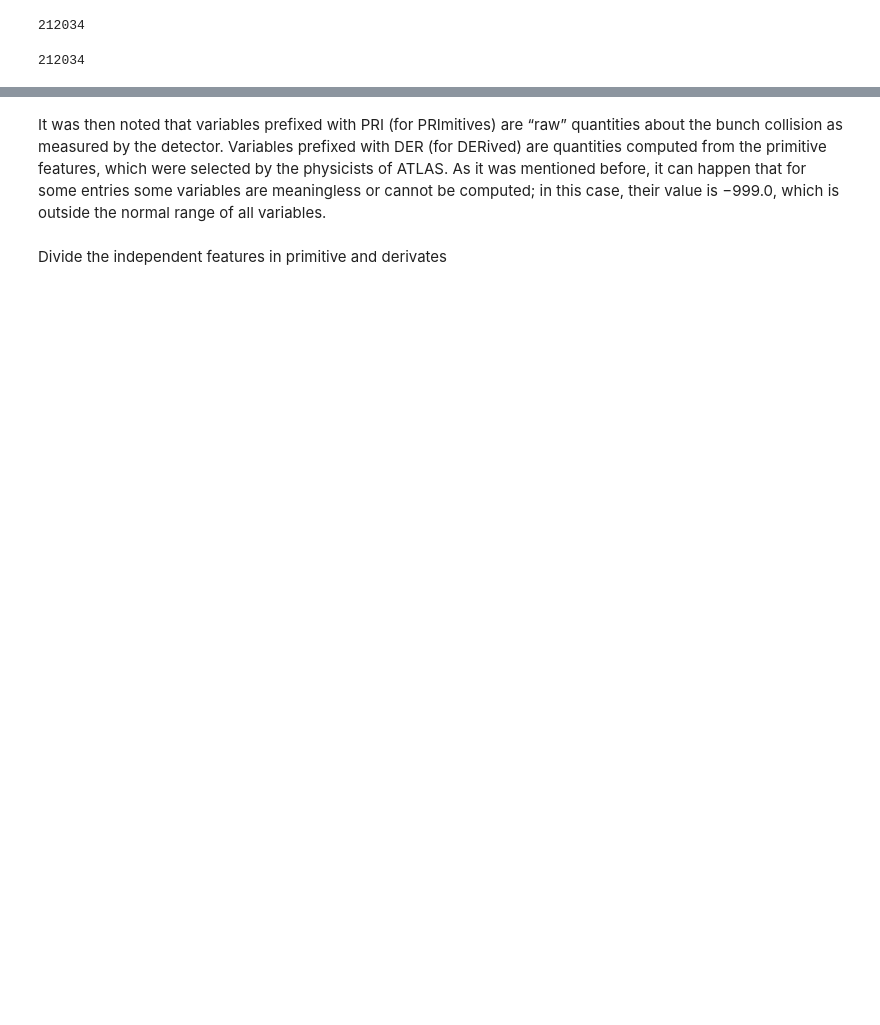
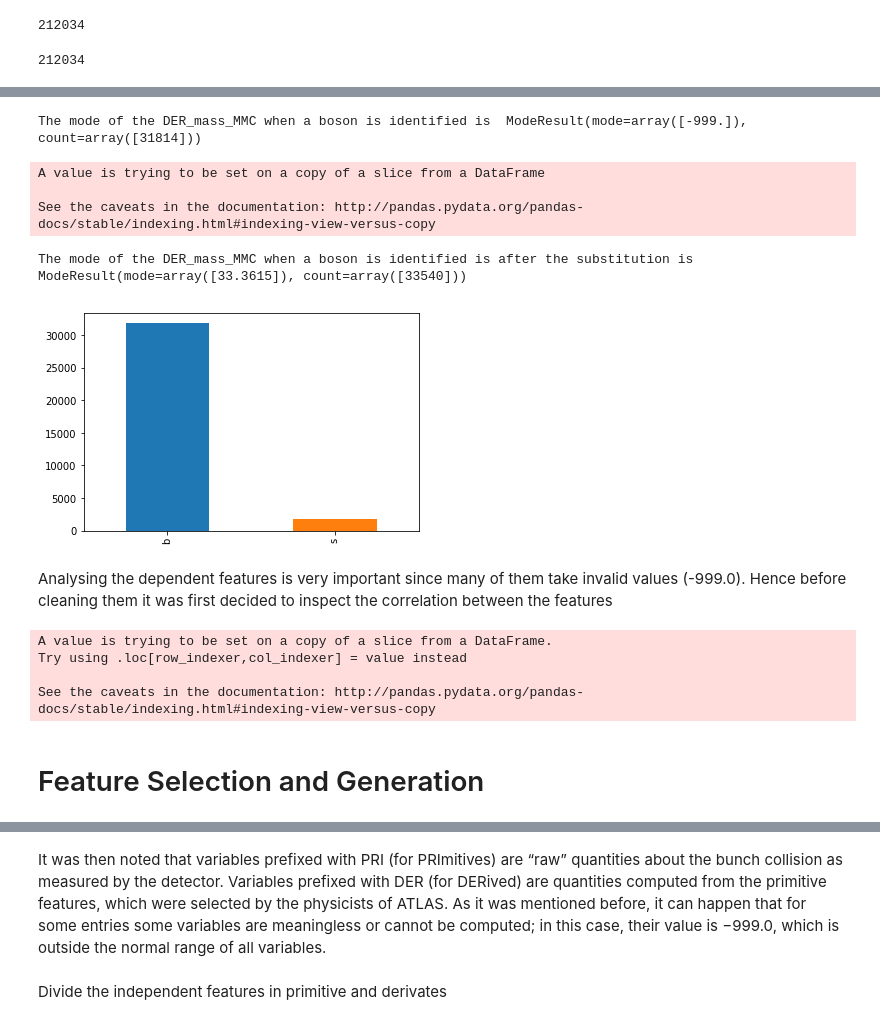
Before and after one commit to gianlucamancini7/machine_learning, a Jupyter notebook: main.ipynb, the cells around one changed output, grey strips where cells are left out. Drawn from its saved outputs; the diff is of its cells as text; code cells hidden in the pictures; blank space fills up the shorter version.

```diff
--- a/main.ipynb
+++ b/main.ipynb
@@ -172,0 +180,36 @@ ICD.display(len(prediction_independent))
+# %%
+subset_boson = df_features_train_independent[prediction_independent['Prediction'] == 'b']
+
+print ('The mode of the DER_mass_MMC when a boson is identified is ', stats.mode(subset_boson['DER_mass_MMC']))
+prediction['Prediction'][df_features_train_independent['DER_mass_MMC']==-999.0].value_counts().plot(kind='bar')
+
+df_features_train_independent['DER_mass_MMC'][df_features_train_independent['DER_mass_MMC']==-999.0]=np.median(df_features_train_independent[column_name])
+
+print ('The mode of the DER_mass_MMC when a boson is identified is after the substitution is ', stats.mode(df_features_train_independent['DER_mass_MMC']))
+# %% [output]
+The mode of the DER_mass_MMC when a boson is identified is  ModeResult(mode=array([-999.]), count=array([31814]))
+A value is trying to be set on a copy of a slice from a DataFrame
+
+See the caveats in the documentation: http://pandas.pydata.org/pandas-docs/stable/indexing.html#indexing-view-versus-copy
+The mode of the DER_mass_MMC when a boson is identified is after the substitution is  ModeResult(mode=array([33.3615]), count=array([33540]))
+[figure, added]
+# %% [markdown]
+Analysing the dependent features is very important since many of them take invalid values (-999.0). Hence before cleaning them  it was first decided to inspect the correlation between the features
+# %%
+# defining the dependent features
+
+df_features_train_dependent=df_train[['Id','DER_deltaeta_jet_jet','DER_mass_jet_jet', 'DER_prodeta_jet_jet','DER_lep_eta_centrality',
+                             'PRI_jet_leading_pt', 'PRI_jet_leading_eta','PRI_jet_leading_phi', 'PRI_jet_subleading_pt',
+                             'PRI_jet_subleading_eta', 'PRI_jet_subleading_phi','PRI_jet_num']]
+
+df_features_train_dependent['PRI_jet_num']=df_features_train_dependent['PRI_jet_num'].astype('float')
+
+# defining the dataframe of predictions
+prediction=df_train[['Id','Prediction']]
+# %% [output]
+A value is trying to be set on a copy of a slice from a DataFrame.
+Try using .loc[row_indexer,col_indexer] = value instead
+
+See the caveats in the documentation: http://pandas.pydata.org/pandas-docs/stable/indexing.html#indexing-view-versus-copy
+# %% [markdown]
+# Feature Selection and Generation
```
Also changed, not shown: parts of 22 cells of this notebook.
